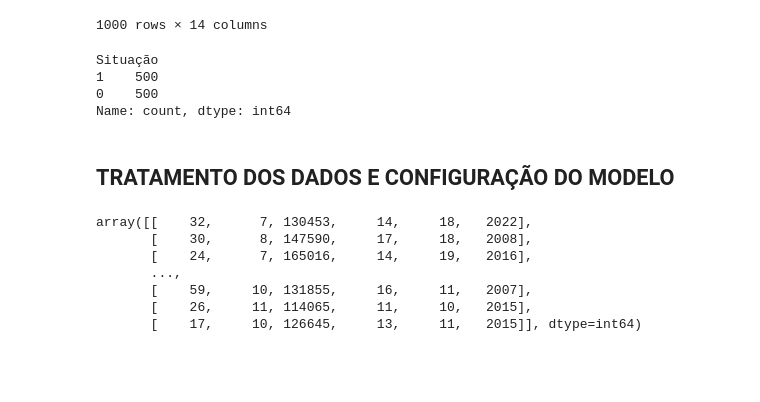
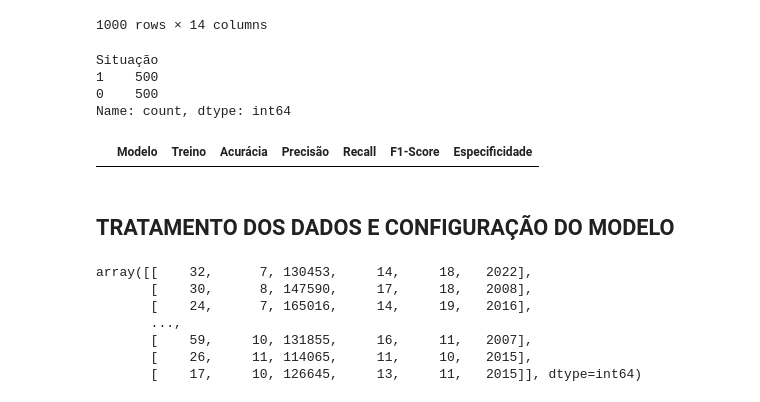
Before and after one commit to gabrielgvss/Projeto-Aceite-de-Navios, a Jupyter notebook: modelo_IA/modelo_random_forest.ipynb, the cells around one changed output. Saved outputs shown, nothing was run; the diff lists cells and outputs as text; code cells hidden in the pictures; blank space fills up the shorter version.

Commit message:
Registro de avaliação métrica dos modelos

```diff
--- a/modelo_IA/modelo_random_forest.ipynb
+++ b/modelo_IA/modelo_random_forest.ipynb
@@ -111,6 +111,12 @@ Situação
 1    500
 0    500
 Name: count, dtype: int64
+# %%
+# CRIAÇÃO DE DATAFRAME CONTENDO DEMAIS INFORMAÇÕES DOS MODELOS A SEREM TESTADOS POSTERIORMENTE
+df_resultados = pd.DataFrame(columns=['Modelo', 'Treino', 'Acurácia', 'Precisão', 'Recall', 'F1-Score', 'Especificidade'])
+df_resultados
+# %% [output]
+|  | Modelo | Treino | Acurácia | Precisão | Recall | F1-Score | Especificidade |
 # %% [markdown]
 ## TRATAMENTO DOS DADOS E CONFIGURAÇÃO DO MODELO
 # %%
```
Also changed, not shown: parts of 24 cells of this notebook, 2 other files.
